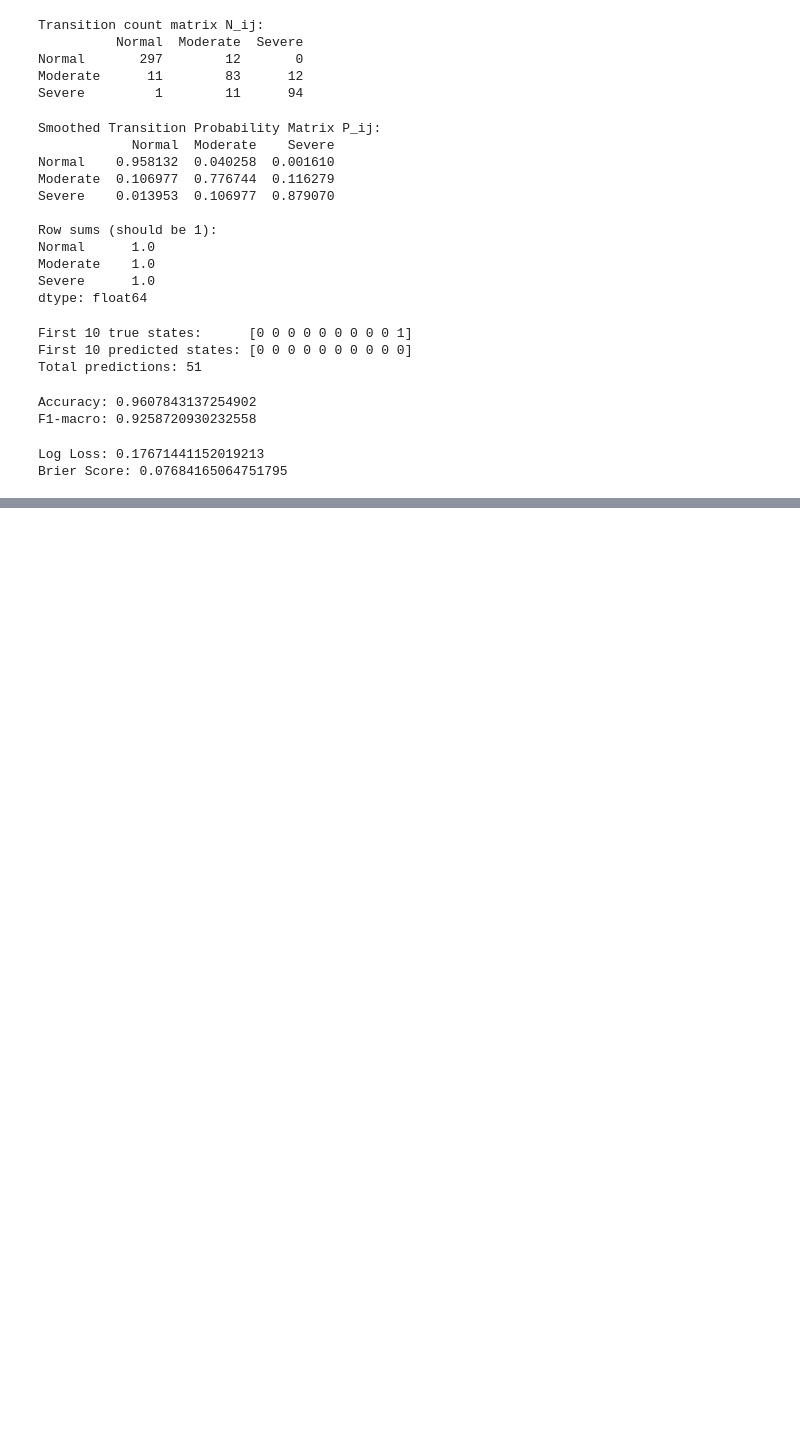
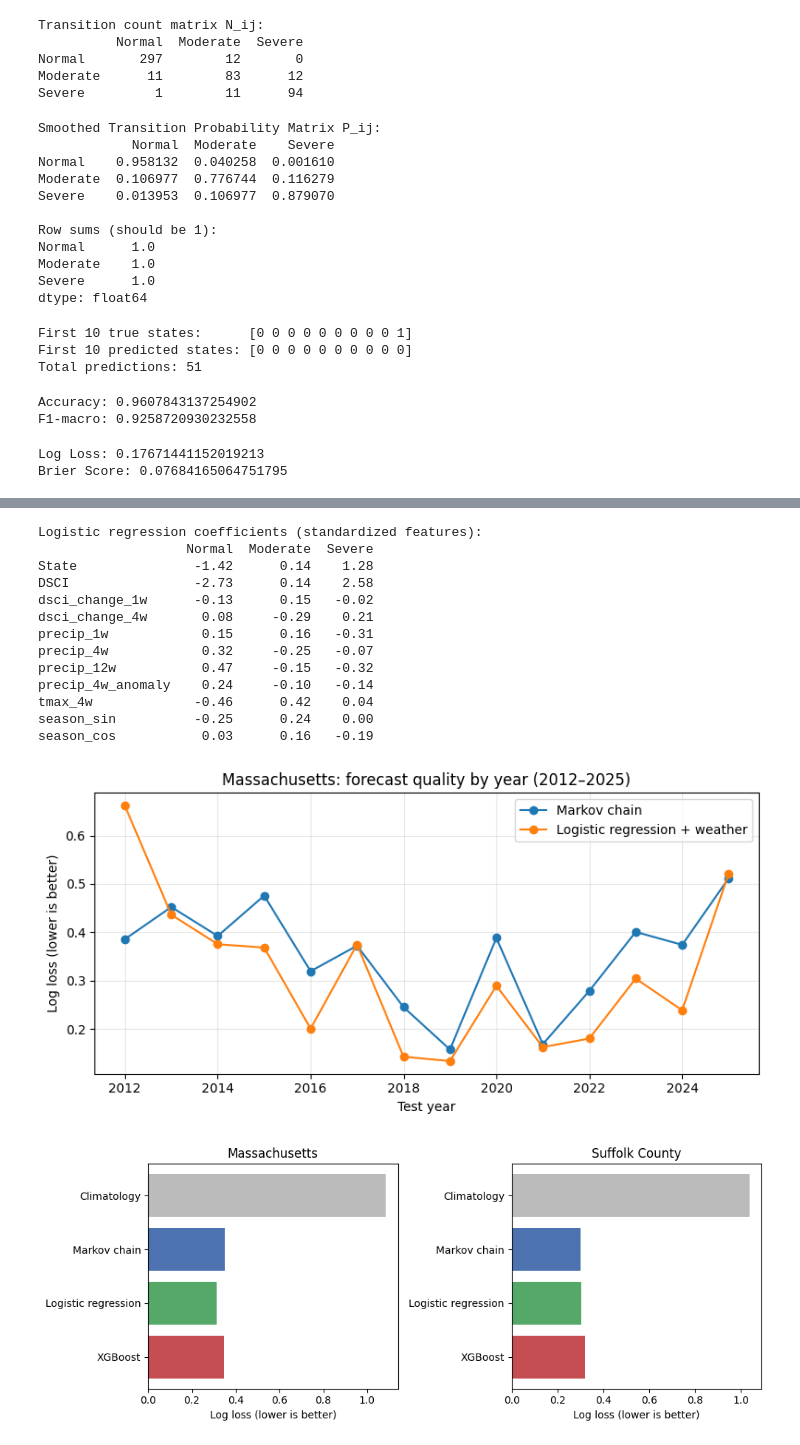
Before and after one commit to satwikachowdary/massachusetts-drought-forecasting, a Jupyter notebook: Drought.ipynb, the cells around one changed output, grey strips where cells are left out. Drawn from its saved outputs; the diff is of its cells as text; code cells hidden in the pictures; blank space fills up the shorter version.

```diff
--- a/Drought.ipynb
+++ b/Drought.ipynb
@@ -221,0 +785,51 @@ Brier Score: 0.07684165064751795
+# %%
+# Step 4: Feature effects + charts
+import matplotlib.pyplot as plt
+import os
+os.makedirs("images", exist_ok=True)
+
+# 1) Which features matter? (logistic regression trained on all Massachusetts weeks up to 2025)
+d = ma_feat[ma_feat["MapDate"].dt.year <= 2025]
+lr = make_pipeline(StandardScaler(), LogisticRegression(max_iter=2000))
+lr.fit(d[FEATURES], d["next_state"])
+coefs = pd.DataFrame(lr[-1].coef_, index=["Normal", "Moderate", "Severe"], columns=FEATURES).T
+print("Logistic regression coefficients (standardized features):")
+print(coefs.round(2))
+
+# 2) Log loss per test year: Markov chain vs logistic regression (Massachusetts)
+r = results["Massachusetts"]
+yrs = sorted(set(r["years"]))
+def yearly_logloss(p):
+    return [log_loss(r["y"][r["years"] == Y], p[r["years"] == Y], labels=[0, 1, 2]) for Y in yrs]
+
+fig, ax = plt.subplots(figsize=(8, 4))
+ax.plot(yrs, yearly_logloss(r["probs"]["Markov chain"]), marker="o", label="Markov chain")
+ax.plot(yrs, yearly_logloss(r["probs"]["Logistic regression"]), marker="o", label="Logistic regression + weather")
+ax.set_xlabel("Test year"); ax.set_ylabel("Log loss (lower is better)")
+ax.set_title("Massachusetts: forecast quality by year (2012–2025)")
+ax.legend(); ax.grid(alpha=0.3)
+plt.tight_layout(); plt.savefig("images/yearly_logloss.png", dpi=150); plt.show()
+
+# 3) Results summary chart
+fig, axes = plt.subplots(1, 2, figsize=(10, 4))
+for ax, name in zip(axes, ["Massachusetts", "Suffolk County"]):
+    t = results[name]["table"].dropna(subset=["Log loss"])
+    ax.barh(t["Model"], t["Log loss"], color=["#bbb", "#4c72b0", "#55a868", "#c44e52"])
+    ax.set_title(name); ax.set_xlabel("Log loss (lower is better)"); ax.invert_yaxis()
+plt.tight_layout(); plt.savefig("images/model_comparison.png", dpi=150); plt.show()
+# %% [output]
+Logistic regression coefficients (standardized features):
+                   Normal  Moderate  Severe
+State               -1.42      0.14    1.28
+DSCI                -2.73      0.14    2.58
+dsci_change_1w      -0.13      0.15   -0.02
+dsci_change_4w       0.08     -0.29    0.21
+precip_1w            0.15      0.16   -0.31
+precip_4w            0.32     -0.25   -0.07
+precip_12w           0.47     -0.15   -0.32
+precip_4w_anomaly    0.24     -0.10   -0.14
+tmax_4w             -0.46      0.42    0.04
+season_sin          -0.25      0.24    0.00
+season_cos           0.03      0.16   -0.19
+[figure, added]
+[figure, added]
```
Also changed, not shown: parts of 19 cells of this notebook, 5 other files.
